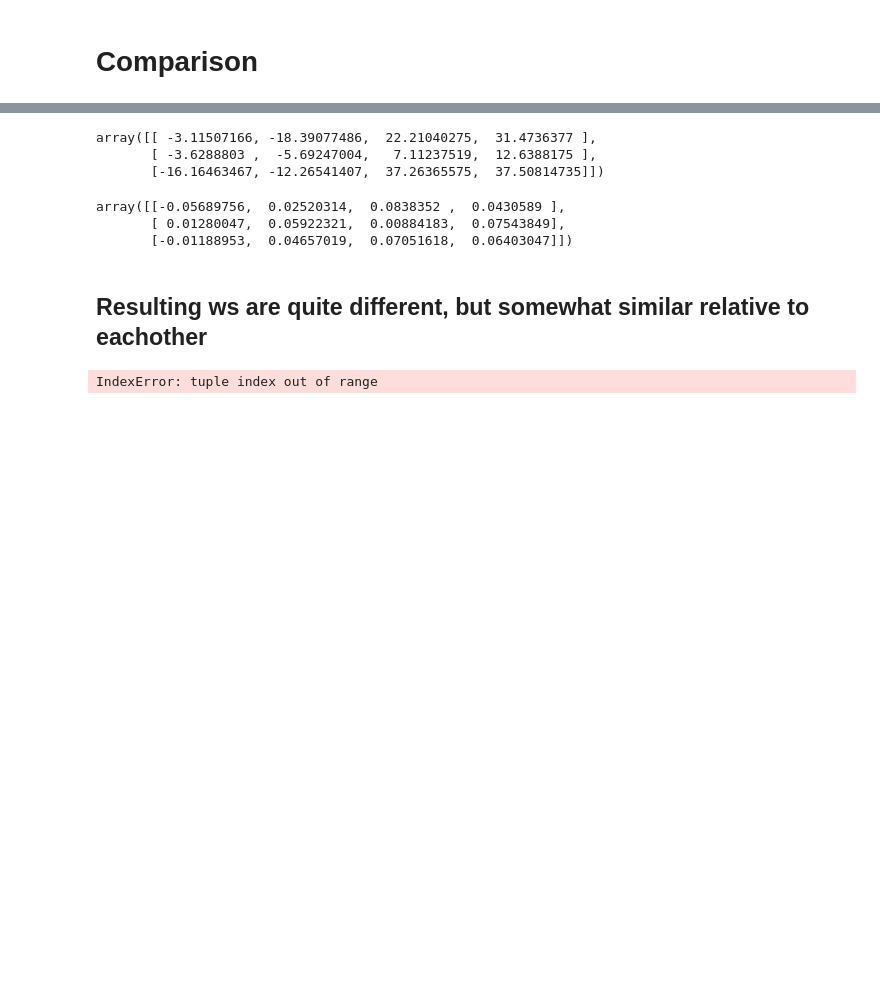
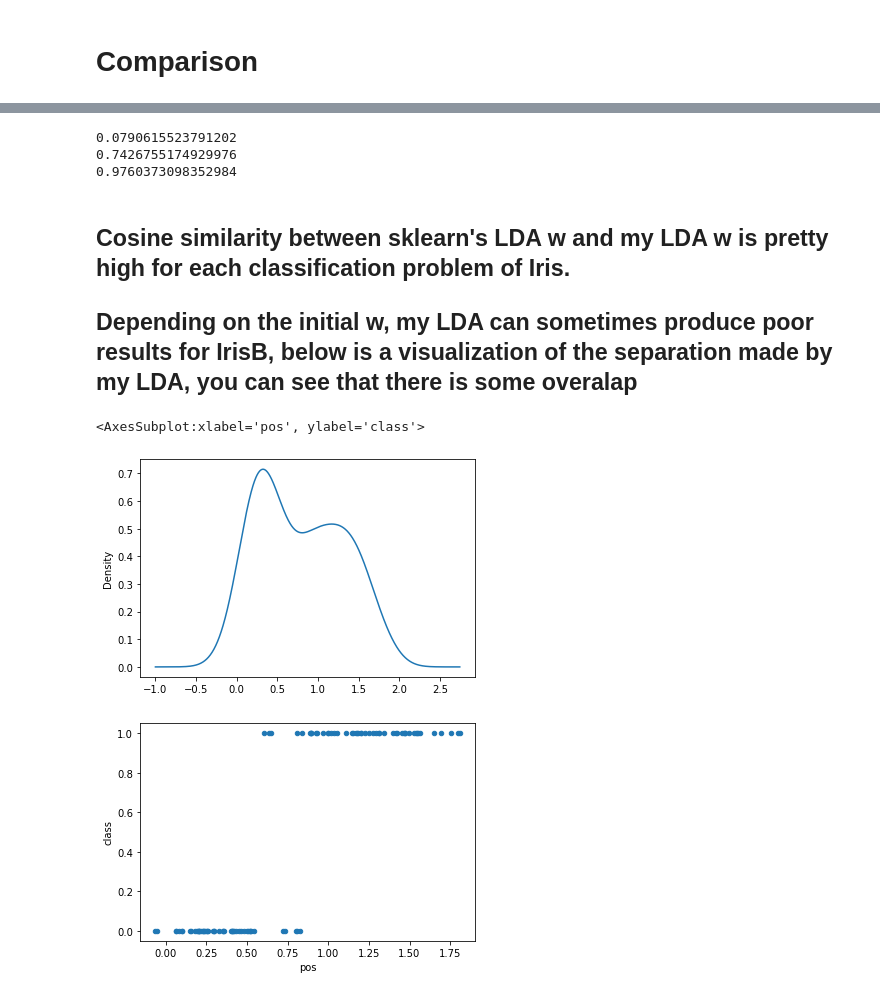
Before and after one commit to abarbieu/566-lda-logreg, a Jupyter notebook: a3_lda_logreg.ipynb, the cells around one changed output, grey strips where cells are left out. Saved outputs shown, nothing was run; the diff lists cells and outputs as text; code cells hidden in the pictures; blank space fills up the shorter version.

```diff
--- a/a3_lda_logreg.ipynb
+++ b/a3_lda_logreg.ipynb
@@ -30,3 +14,22 @@ trainys = [irisAy,irisBy,irisCy]
+# %%
+iris = sklearn.datasets.load_iris(as_frame=True)
+irisX = iris.data
+scaler = StandardScaler()
+irisX = scaler.fit_transform(X=irisX)
+irisy = iris.target
+setA = irisy <= 1
+setB = irisy > 0
+setC = irisy != 1
+
+irisAX = irisX[setA]
+irisAy = irisy[setA]
+irisBX = irisX[setB]
+irisBy = irisy[setB] - 1
+irisCX = irisX[setC]
+irisCy = irisy[setC]/2
+
+trainXs = [irisAX,irisBX,irisCX]
+trainys = [irisAy,irisBy,irisCy]
 # %%
 trainX, testX, trainy, testy = train_test_split(
     irisAX,
@@ -119,15 +109,21 @@ def logreg_pred(X,w):
 # %% [markdown]
 # Comparison
 # %%
-w,sep = lda(irisBX,irisBy)
-lda_pred(w,sep,irisBX) == irisBy
-
 lda_ws=[]
 lda_seps=[]
-for x,y in zip(trainXs,trainys):
-    w,sep = lda(x,y)
+
+lda_sk = LinearDiscriminantAnalysis(solver="lsqr")
+lda_sk_ws=[]
+lda_sks=[]
+for X,y in zip(trainXs,trainys):
+    w,sep = lda(X,y)
     lda_ws.append(w)
     lda_seps.append(sep)
+
+    lda_sk.fit(X,y)
+    lda_sk_ws.append(lda_sk.coef_)
+    lda_sks.append(lda_sk)
 lda_ws=np.asarray(lda_ws)
-lda_ws
+lda_sk_ws = np.asarray(lda_sk_ws)[:,0]
+lda_sk_ws, lda_ws
 # %% [output]
@@ -137,27 +136,12 @@ array([[ 0.17938494, -0.46674436,  1.87804537,  1.36649524],
-# %%
-lda_sk = LinearDiscriminantAnalysis(solver="lsqr")
-lda_sk_ws=[]
-for X,y in zip(trainXs,trainys):
-    lda_sk.fit(X=X,y=y)
-    lda_sk_ws.append(lda_sk.coef_)
-# lda_pred(trainX,lda_sk_w,lda_sep) == trainy
-lda_sk_ws = np.asarray(lda_sk_ws)[:,0]
-lda_sk_ws
-# %% [output]
-array([[ -3.11507166, -18.39077486,  22.21040275,  31.4736377 ],
-       [ -3.6288803 ,  -5.69247004,   7.11237519,  12.6388175 ],
-       [-16.16463467, -12.26541407,  37.26365575,  37.50814735]])
 # %%
-np.einsum("ij,ij->ij",lda_ws,1/np.array(lda_sk_ws))
+# np.einsum("ij,ij->ij",lda_ws,1/np.array(lda_sk_ws))
+for w,wsk in zip(lda_ws, lda_sk_ws):
+    print(abs(np.dot(w,wsk)/(np.linalg.norm(w)*np.linalg.norm(wsk))))
 # %% [output]
-array([[-0.05689756,  0.02520314,  0.0838352 ,  0.0430589 ],
-       [ 0.01280047,  0.05922321,  0.00884183,  0.07543849],
-       [-0.01188953,  0.04657019,  0.07051618,  0.06403047]])
+0.0790615523791202
+0.7426755174929976
+0.9760373098352984
 # %% [markdown]
-## Resulting ws are quite different, but somewhat similar relative to eachother
+## Cosine similarity between sklearn's LDA w and my LDA w is pretty high for each classification problem of Iris.
+
+## Depending on the initial w, my LDA can sometimes produce poor results for IrisB, below is a visualization of the separation made by my LDA, you can see that there is some overalap
-# %%
-for X,y,w,sep in zip(trainXs, trainys, lda_ws, lda_seps):
-    print((lda_pred(X,w,sep) == y).describe().freq/100)
-lda_pred(trainXs[0],lda_ws[0],lda_seps[0])
-# %% [output]
-IndexError: tuple index out of range
@@ -167,0 +148,9 @@ logreg_sk.coef_
+# %%
+w=lda_ws[1]
+projs=np.matmul(w,irisBX.T)
+pd.Series(projs).plot.density()
+pd.DataFrame(data={"pos":projs,"class":irisBy}).plot.scatter(x="pos",y="class")
+# %% [output]
+<AxesSubplot:xlabel='pos', ylabel='class'>
+[figure, added]
+[figure, added]
```
Also changed, not shown: parts of 14 cells of this notebook.
